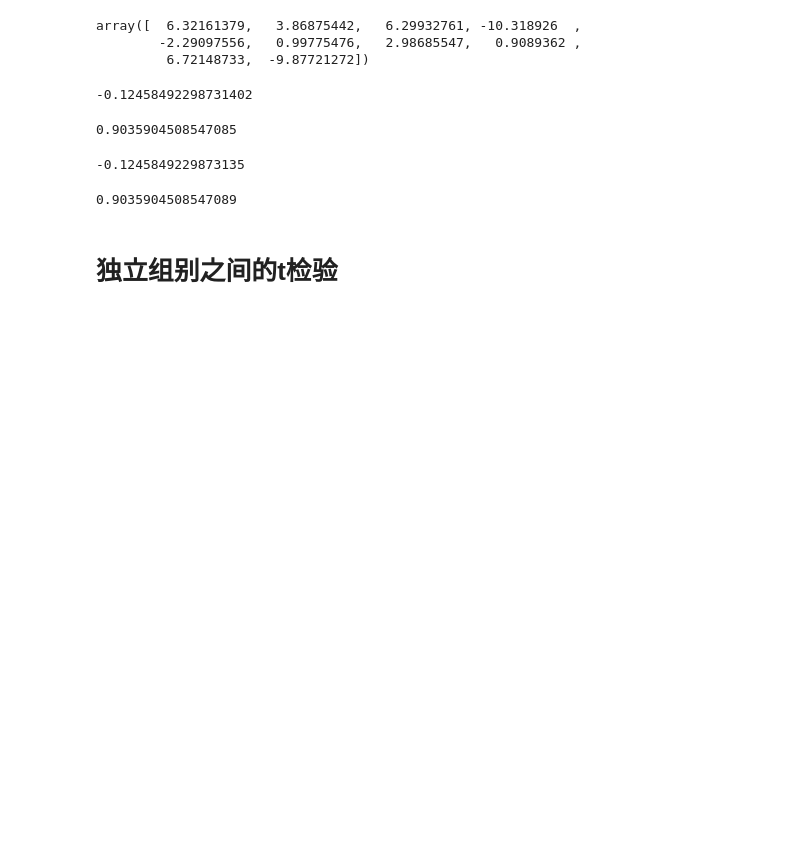
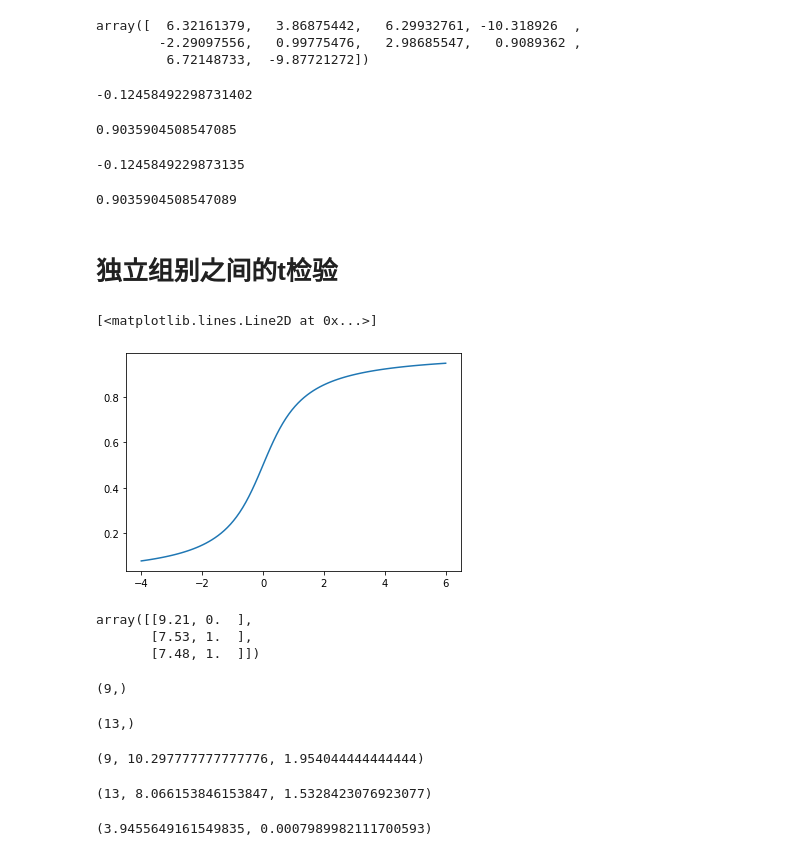
Before and after one commit to longfengpili/statsintro_python, a Jupyter notebook: 第八章数值型数据的均值检验.ipynb, the cells around one changed output. Cells and saved outputs as stored; diff of their text form; code cells hidden in the pictures; blank space fills up the shorter version.

```diff
--- a/第八章数值型数据的均值检验.ipynb
+++ b/第八章数值型数据的均值检验.ipynb
@@ -161,3 +161,42 @@ t.cdf(tval) * 2
 0.9035904508547089
 # %% [markdown]
 # 独立组别之间的t检验
+# %%
+x = np.linspace(-4, 6, 100)
+y = td.cdf(x)
+plt.plot(x, y)
+# %% [output]
+[<matplotlib.lines.Line2D at 0x...>]
+[figure, added]
+# %%
+data = np.loadtxt('./ISP/Code_Quantlets/08_TestsMeanValues/twoGroups/altman_94.txt',delimiter=',')
+data[:3]
+# %% [output]
+array([[9.21, 0.  ],
+       [7.53, 1.  ],
+       [7.48, 1.  ]])
+# %%
+group1 = data[data[:, 1] == 0][:, 0]
+group1.shape
+group2 = data[data[:, 1] == 1][:, 0]
+group2.shape
+# %% [output]
+(9,)
+(13,)
+# %%
+g1_mean = np.mean(group1)
+g1_var = np.var(group1, ddof=1)
+g1_n = len(group1)
+g2_mean = np.mean(group2)
+g2_var = np.var(group2, ddof=1)
+g2_n = len(group2)
+g1_n, g1_mean, g1_var
+g2_n, g2_mean, g2_var
+# %% [output]
+(9, 10.297777777777776, 1.954044444444444)
+(13, 8.066153846153847, 1.5328423076923077)
+# %%
+t_statistic, p_value = st.ttest_ind(group1, group2)
+t_statistic, p_value
+# %% [output]
+(3.9455649161549835, 0.0007989982111700593)
```
